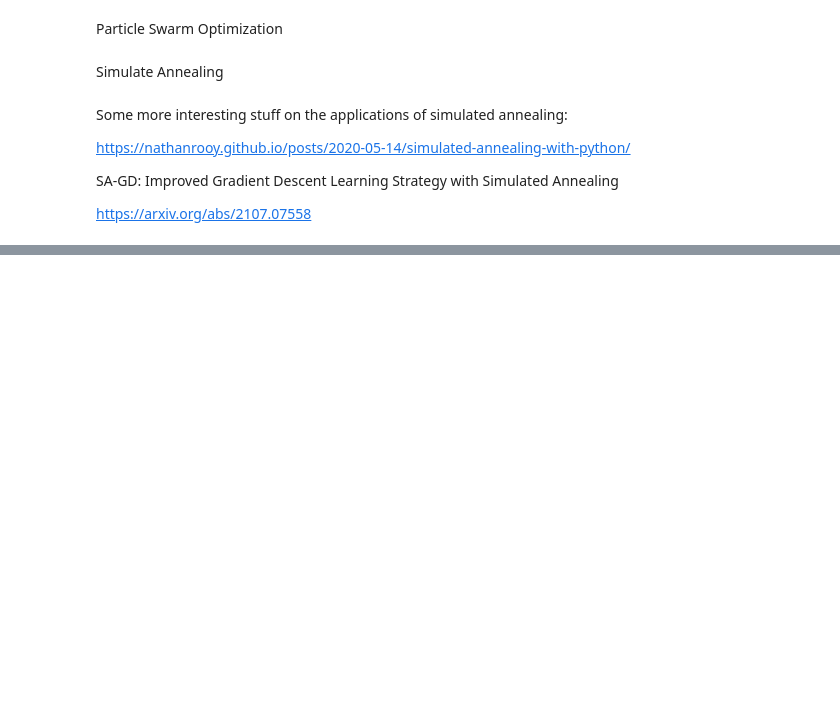
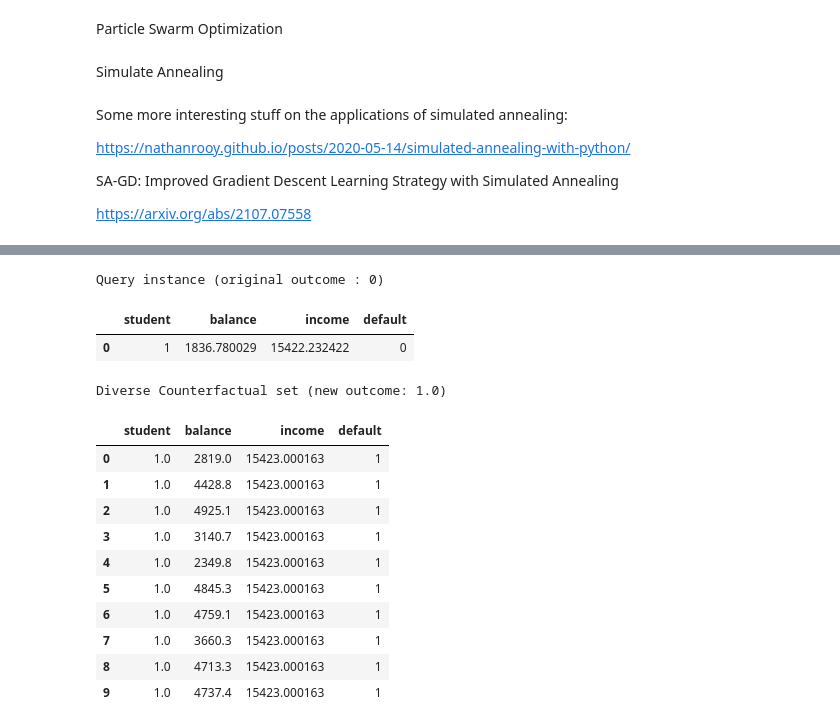
Before and after one commit to Aykan-Hub/ML-AI-Education, a Jupyter notebook: Berkeley/supplemental/Berkeley_tests_1.ipynb, the cells around one changed output, grey strips where cells are left out. Cells and saved outputs as stored; diff of their text form; code cells hidden in the pictures; blank space fills up the shorter version.

```diff
--- a/Berkeley/supplemental/Berkeley_tests_1.ipynb
+++ b/Berkeley/supplemental/Berkeley_tests_1.ipynb
@@ -1987,0 +2157,4 @@ https://arxiv.org/abs/2107.07558
+# %%
+# step 1 - dice_ml.Data
+d = dice_ml.Data(dataframe = default,
+             continuous_features = ['balance', 'income'], outcome_name = 'default')
@@ -1987,0 +2167,7 @@ https://arxiv.org/abs/2107.07558
+# %%
+dtclf = DecisionTreeClassifier().fit(X_train, y_train)
+# %%
+# use the sklearn backend
+m = dice_ml.Model(model = dtclf, backend = "sklearn")
+# %%
+exp = dice_ml.Dice(d, m, method = 'random')
@@ -1987,0 +2212,25 @@ https://arxiv.org/abs/2107.07558
+# %%
+# restrict income to 2000 - 5000
+e3 = exp.generate_counterfactuals(X_test[0:1],
+                             total_CFs = 10,
+                             desired_class = "opposite",
+                             features_to_vary = ['balance'],
+                             permitted_range = {'balance': [2000, 5000]})
+
+e3.visualize_as_dataframe()
+# %% [output]
+Query instance (original outcome : 0)
+|  | student | balance | income | default |
+| 0 | 1 | 1836.780029 | 15422.232422 | 0 |
+Diverse Counterfactual set (new outcome: 1.0)
+|  | student | balance | income | default |
+| 0 | 1.0 | 2819.0 | 15423.000163 | 1 |
+| 1 | 1.0 | 4428.8 | 15423.000163 | 1 |
+| 2 | 1.0 | 4925.1 | 15423.000163 | 1 |
+| 3 | 1.0 | 3140.7 | 15423.000163 | 1 |
+| 4 | 1.0 | 2349.8 | 15423.000163 | 1 |
+| 5 | 1.0 | 4845.3 | 15423.000163 | 1 |
+| 6 | 1.0 | 4759.1 | 15423.000163 | 1 |
+| 7 | 1.0 | 3660.3 | 15423.000163 | 1 |
+| 8 | 1.0 | 4713.3 | 15423.000163 | 1 |
+| 9 | 1.0 | 4737.4 | 15423.000163 | 1 |
```
Also changed, not shown: parts of 40 cells of this notebook, 28 other files.
